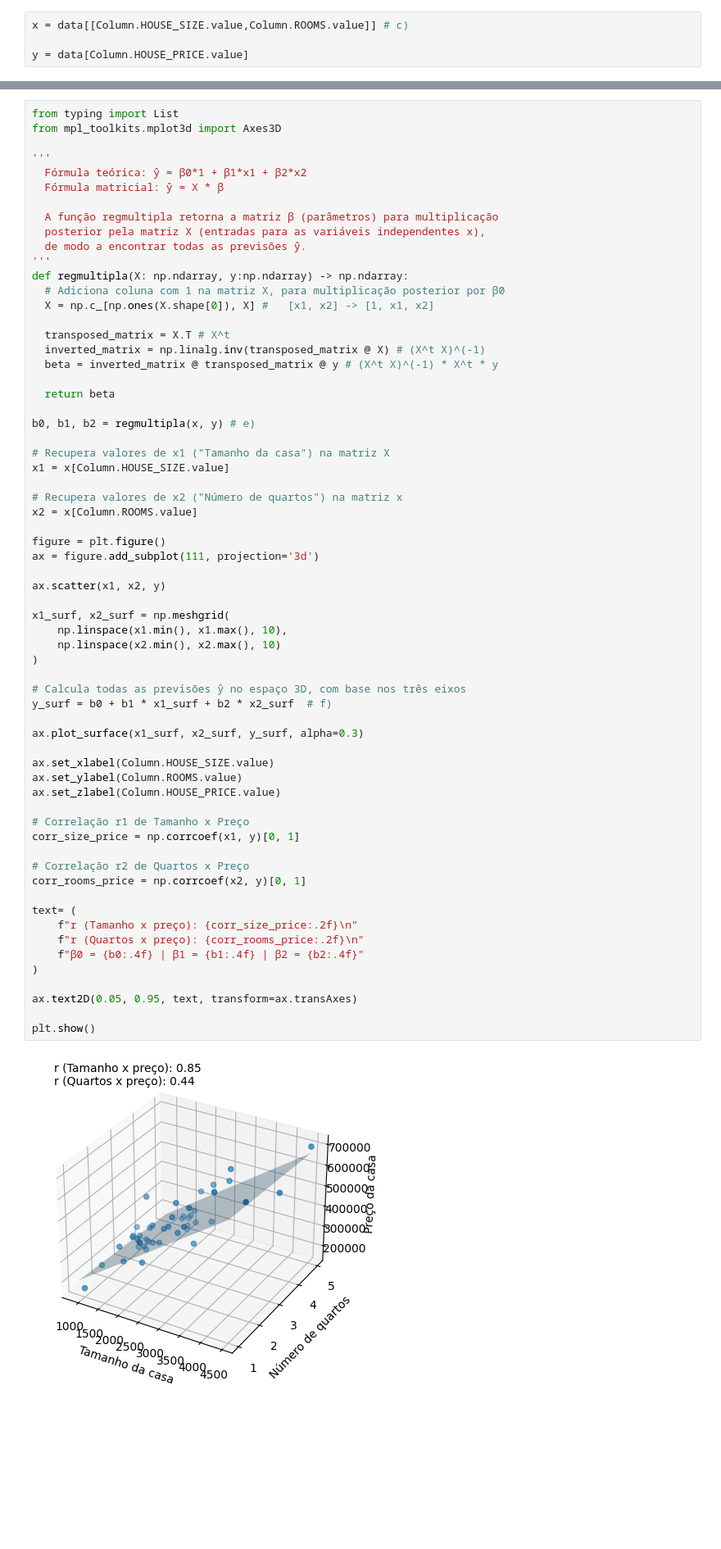
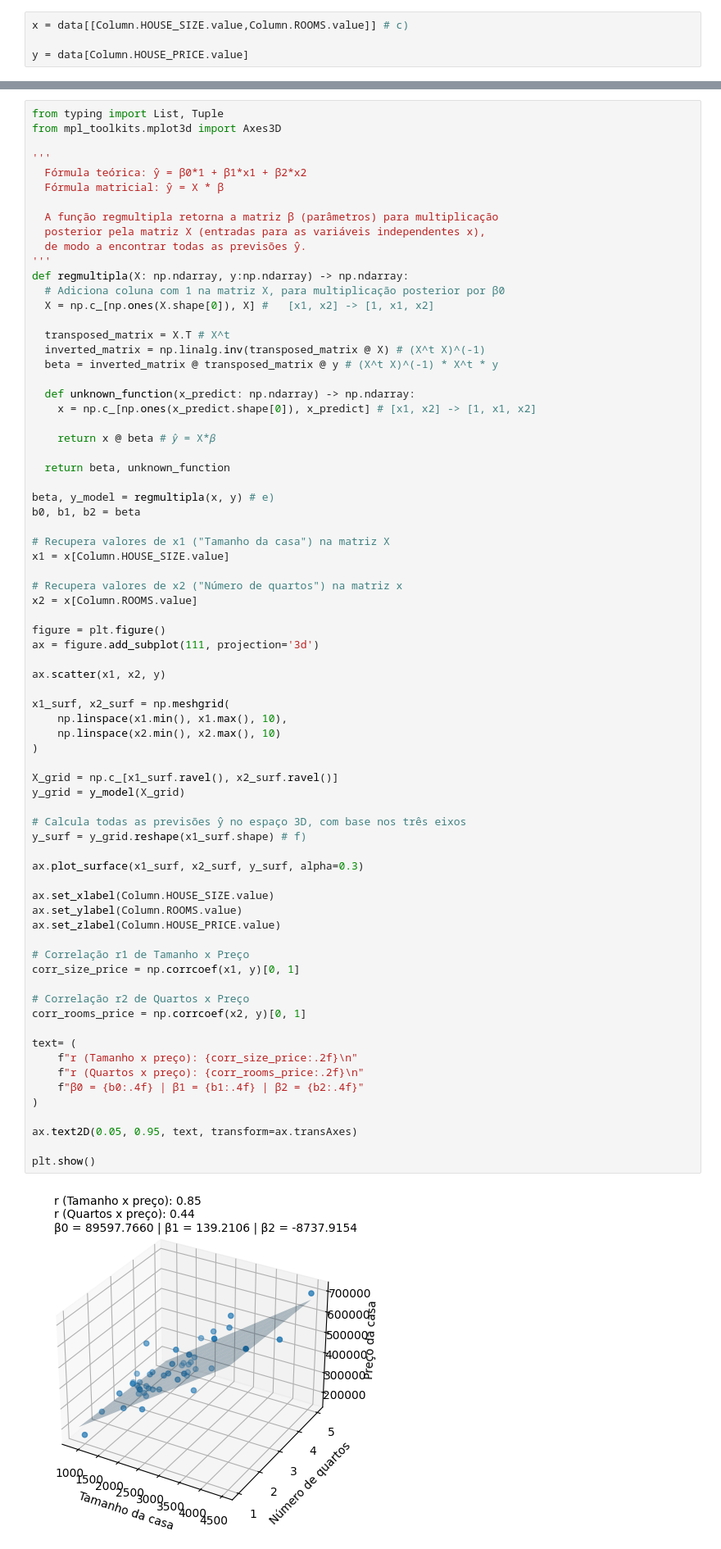
Before and after one commit to Marlon-Sbardelatti/machine-learning, a Jupyter notebook: trabalho-01/rmdemo.ipynb, the cells around one changed output, grey strips where cells are left out. Shown at 82% size. Saved outputs shown, nothing was run; the diff lists cells and outputs as text; blank space fills up the shorter version.

Commit message:
:bug: fix: Return unknown function in regmultipla

```diff
--- a/trabalho-01/rmdemo.ipynb
+++ b/trabalho-01/rmdemo.ipynb
@@ -172,7 +172,7 @@ plt.show()
 [figure]
 [figure]
 # %%
-from typing import List
+from typing import List, Tuple
 from mpl_toolkits.mplot3d import Axes3D
 
 '''
@@ -191,9 +191,15 @@ def regmultipla(X: np.ndarray, y:np.ndarray) -> np.ndarray:
   inverted_matrix = np.linalg.inv(transposed_matrix @ X) # (X^t X)^(-1)
   beta = inverted_matrix @ transposed_matrix @ y # (X^t X)^(-1) * X^t * y
 
-  return beta
+  def unknown_function(x_predict: np.ndarray) -> np.ndarray:
+    x = np.c_[np.ones(x_predict.shape[0]), x_predict] # [x1, x2] -> [1, x1, x2]
 
-b0, b1, b2 = regmultipla(x, y) # e)
+    return x @ beta # 𝑦̂ = X*𝛽
+
+  return beta, unknown_function
+
+beta, y_model = regmultipla(x, y) # e)
+b0, b1, b2 = beta
 
 # Recupera valores de x1 ("Tamanho da casa") na matriz X
 x1 = x[Column.HOUSE_SIZE.value]
@@ -208,35 +214,38 @@ ax.scatter(x1, x2, y)
 
 x1_surf, x2_surf = np.meshgrid(
     np.linspace(x1.min(), x1.max(), 10),
     np.linspace(x2.min(), x2.max(), 10)
 )
 
+X_grid = np.c_[x1_surf.ravel(), x2_surf.ravel()]
+y_grid = y_model(X_grid)
+
 # Calcula todas as previsões ŷ no espaço 3D, com base nos três eixos
-y_surf = b0 + b1 * x1_surf + b2 * x2_surf  # f)
+y_surf = y_grid.reshape(x1_surf.shape) # f)
 
 ax.plot_surface(x1_surf, x2_surf, y_surf, alpha=0.3)
 
 ax.set_xlabel(Column.HOUSE_SIZE.value)
 ax.set_ylabel(Column.ROOMS.value)
 ax.set_zlabel(Column.HOUSE_PRICE.value)
 
 # Correlação r1 de Tamanho x Preço
 corr_size_price = np.corrcoef(x1, y)[0, 1]
 
 # Correlação r2 de Quartos x Preço
 corr_rooms_price = np.corrcoef(x2, y)[0, 1]
 
 text= (
     f"r (Tamanho x preço): {corr_size_price:.2f}\n"
     f"r (Quartos x preço): {corr_rooms_price:.2f}\n"
     f"β0 = {b0:.4f} | β1 = {b1:.4f} | β2 = {b2:.4f}"
 )
 
 ax.text2D(0.05, 0.95, text, transform=ax.transAxes)
 
 plt.show()
 # %% [output]
-[figure, old version]
+[figure, new version]
 # %%
 # Calcula individualmente uma previsão ŷ, sendo x1 o tamanho e x2 os quartos
 def predict_multiple(size: float, rooms: int) -> float:
```
Also changed, not shown: parts of 1 cell of this notebook.
